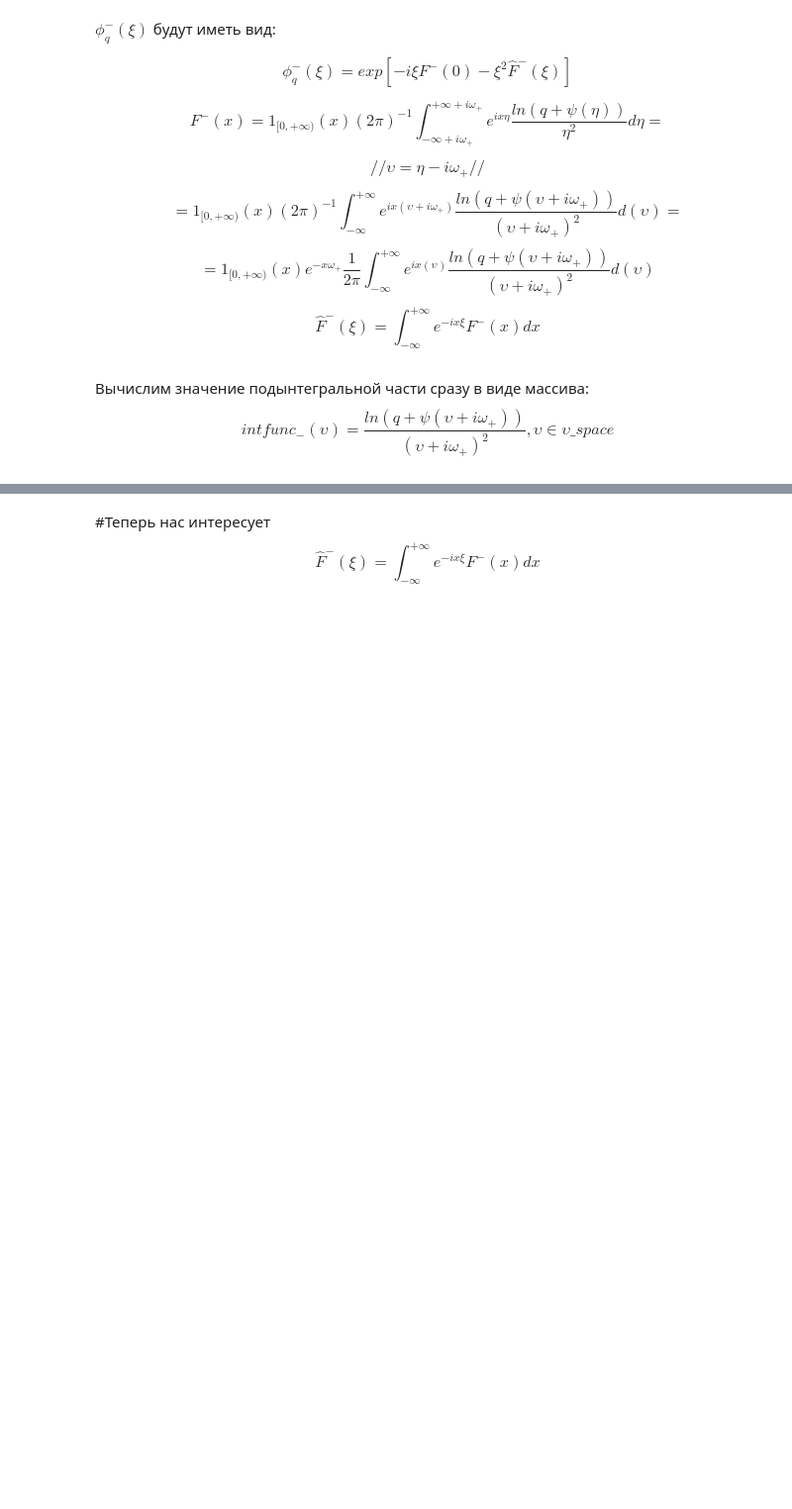
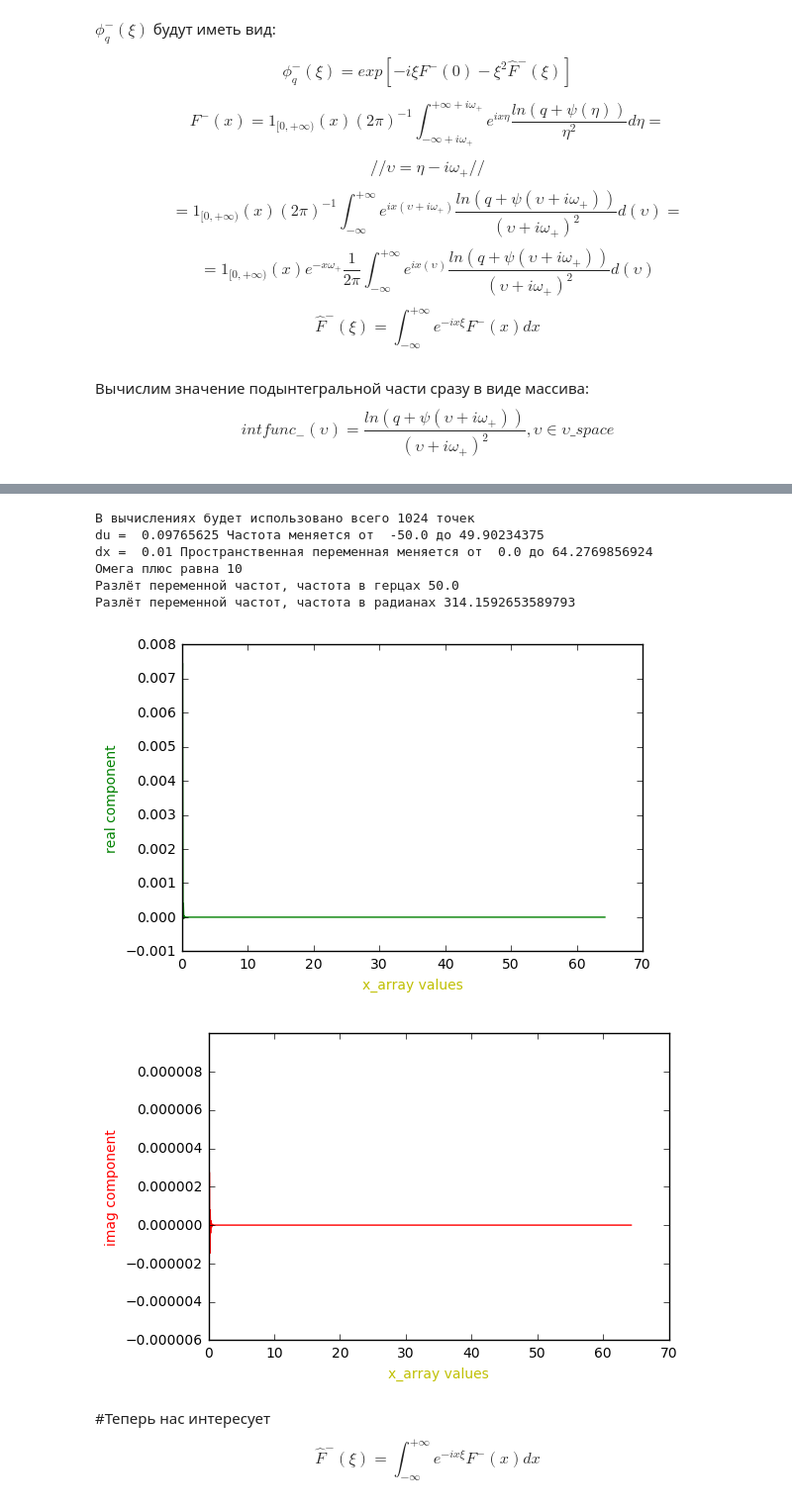
Before and after one commit to inwise/wh-barrier-python, a Jupyter notebook: Mex-BS, new mex symbol comparison.ipynb, the cells around one changed output, grey strips where cells are left out. Shown at 99% size. Saved outputs shown, nothing was run; the diff lists cells and outputs as text; code cells hidden in the pictures; blank space fills up the shorter version.

```diff
--- a/Mex-BS, new mex symbol comparison.ipynb
+++ b/Mex-BS, new mex symbol comparison.ipynb
@@ -215,3 +164,53 @@ plt.show()
+# %%
+M = 2**10
+
+dx = 0.01
+x_space = np.array([k*dx for k in range(M)])
+u_space = fft.fftfreq(M, d = dx)
+x_space = 2*pi*x_space
+du = u_space[1] - u_space[0]
+
+print("В вычислениях будет использовано всего", M, "точек")
+print("du = ", du, "Частота меняется от ", u_space[M//2], "до", u_space[M//2 - 1])
+
+print("dx = ", dx, "Пространственная переменная меняется от ", x_space[0], "до", x_space[M-1])
+
+print("Омега плюс равна", omega_plus)
+
+from numpy import pi
+print("Разлёт переменной частот, частота в герцах", 1/(2*dx))
+print("Разлёт переменной частот, частота в радианах", 2*pi/(2*dx))
+# %% [output]
+В вычислениях будет использовано всего 1024 точек
+du =  0.09765625 Частота меняется от  -50.0 до 49.90234375
+dx =  0.01 Пространственная переменная меняется от  0.0 до 64.2769856924
+Омега плюс равна 10
+Разлёт переменной частот, частота в герцах 50.0
+Разлёт переменной частот, частота в радианах 314.1592653589793
+# %%
+# куда девается индикатор? У нас просто нет ни одной точки, где x было бы отрицательным, в этой постановке.
+# Появится - допишу, примеров есть много уже, благо.
+
+def F_minus_capital():
+    big_integral = fft.ifft(integrand_minus(u_space))
+    exponent = exp(-x_space * omega_plus)
+    return 1/(2*pi) * M * du * big_integral * exponent
+
+fm = F_minus_capital()
+
+plt.plot(x_space, fm.real, 'g')
+plt.xlabel('x_array values', color='y')
+plt.ylabel('real component', color='g')
+plt.show()
+
+plt.plot(x_space, fm.imag, 'r')
+plt.xlabel('x_array values', color='y')
+
+plt.ylabel('imag component', color='r')
+plt.show()
+# %% [output]
+[figure, added]
+[figure, added]
 # %% [markdown]
 #Теперь нас интересует $$ \hat{F}^-(\xi) = \int_{-\infty}^{+\infty} e^{-ix\xi} F^-(x) dx $$
 # %%
```
Also changed, not shown: parts of 7 cells of this notebook.
